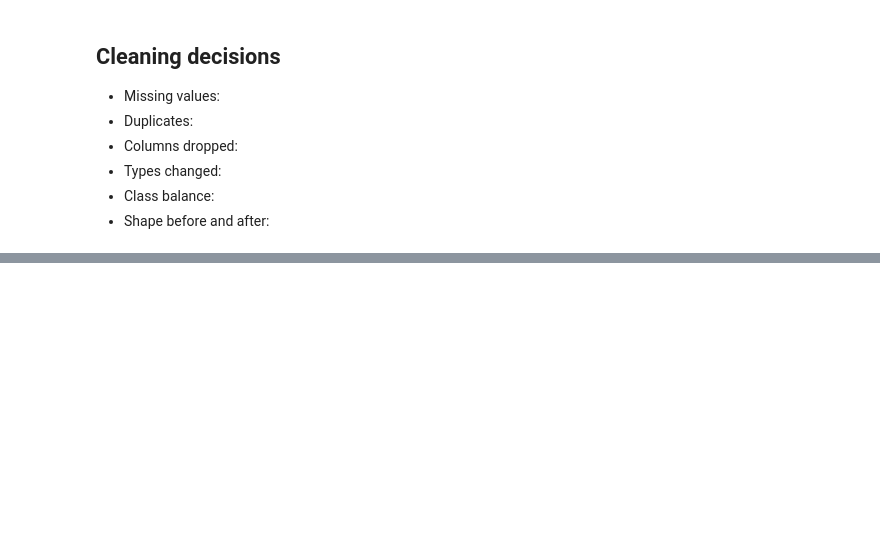
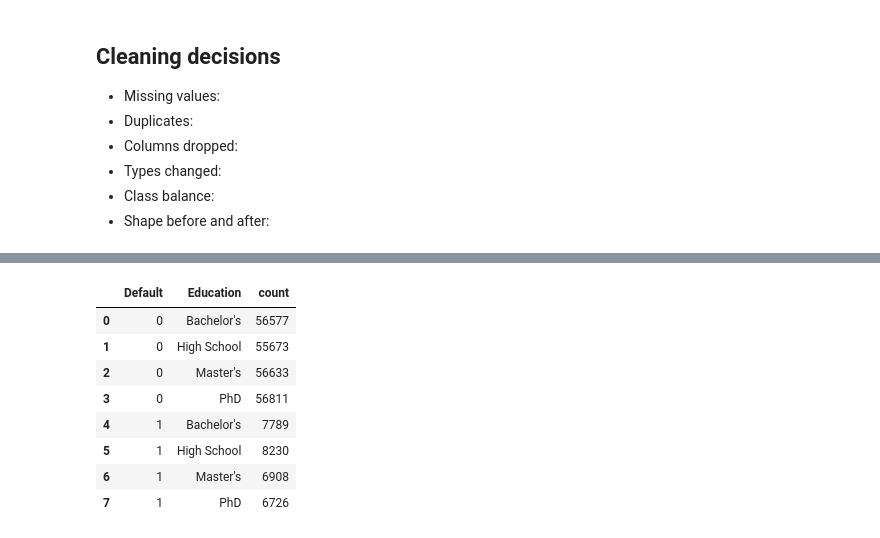
Before and after one commit to SrinuGonthini/loan-default-prediction-api, a Jupyter notebook: notebooks/01_eda.ipynb, the cells around one changed output, grey strips where cells are left out. Cells and saved outputs as stored; diff of their text form; code cells hidden in the pictures; blank space fills up the shorter version.

```diff
--- a/notebooks/01_eda.ipynb
+++ b/notebooks/01_eda.ipynb
@@ -211,0 +273,12 @@ df_clean.head(5)
+# %%
+read_from_db('SELECT "Default","Education", COUNT(*) FROM loans GROUP BY "Default", "Education"')
+# %% [output]
+|  | Default | Education | count |
+| 0 | 0 | Bachelor's | 56577 |
+| 1 | 0 | High School | 55673 |
+| 2 | 0 | Master's | 56633 |
+| 3 | 0 | PhD | 56811 |
+| 4 | 1 | Bachelor's | 7789 |
+| 5 | 1 | High School | 8230 |
+| 6 | 1 | Master's | 6908 |
+| 7 | 1 | PhD | 6726 |
```
Also changed, not shown: parts of 8 cells of this notebook, 3 other files.
